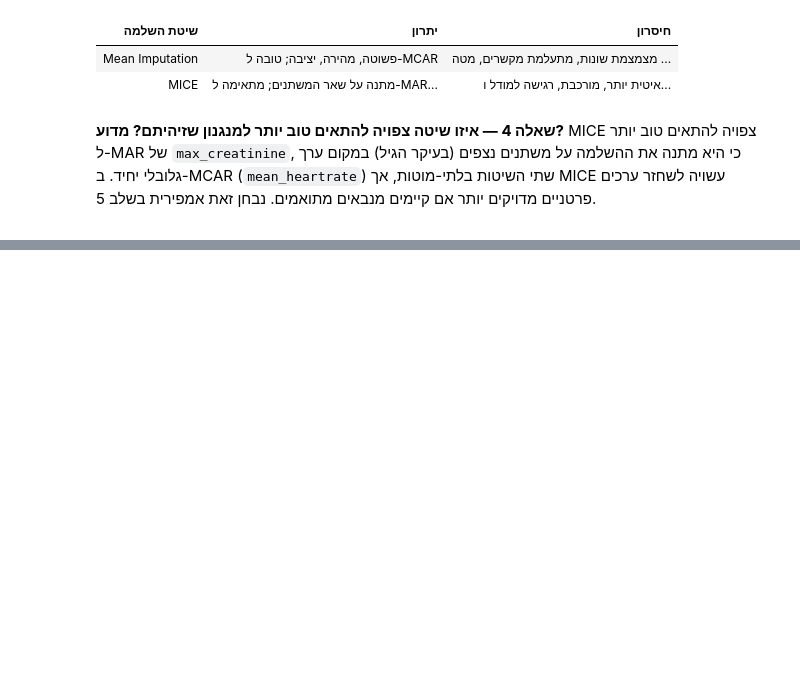
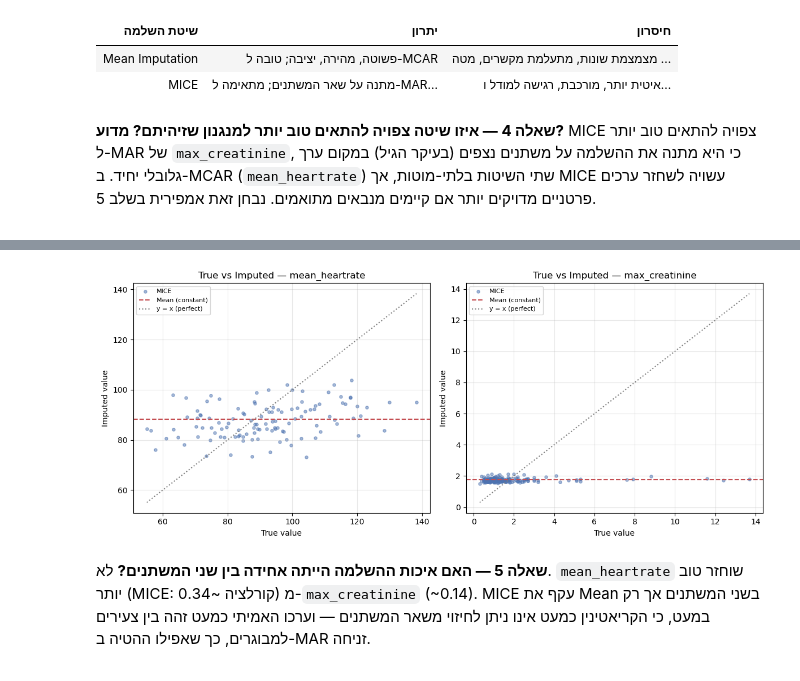
Before and after one commit to Roybin12/medical-machine-learning-, a Jupyter notebook: assignment.ipynb, the cells around one changed output, grey strips where cells are left out. Saved outputs shown, nothing was run; the diff lists cells and outputs as text; code cells hidden in the pictures; blank space fills up the shorter version.

Commit message:
Stage 5: imputation quality (RMSE/MAE/Corr) on test artificial cells + true-vs-imputed plot

```diff
--- a/assignment.ipynb
+++ b/assignment.ipynb
@@ -404,0 +415,26 @@ MICE צפויה להתאים טוב יותר ל-MAR של `max_creatinine`, כי
+# %%
+# === שלב 5א: מדדי איכות השלמה על תאים מלאכותיים ב-test ===
+from sklearn.metrics import mean_squared_error, mean_absolute_error
+
+def safe_corr(a, b):
+    if np.std(a) == 0 or np.std(b) == 0:
+        return np.nan
+    return float(np.corrcoef(a, b)[0, 1])
+
+rows = []
+for col in ["mean_heartrate", "max_creatinine"]:
+    mask = (df_original[col].notna() & df_missing[col].isna()).loc[X_test.index]
+    idx = mask[mask].index
+    true = df_original.loc[idx, col].to_numpy()
+    for method in ["Mean", "MICE"]:
+        pred = Ximp[method]["test"].loc[idx, col].to_numpy()
+        c = safe_corr(true, pred)
+        rows.append({
+            "משתנה": col, "שיטה": method, "n (תאים)": len(idx),
+            "RMSE": round(mean_squared_error(true, pred) ** 0.5, 3),
+            "MAE": round(mean_absolute_error(true, pred), 3),
+            "Correlation": "—" if np.isnan(c) else round(c, 3),
+        })
+
+quality = pd.DataFrame(rows)
+display(rtl(quality))
@@ -404,0 +447,27 @@ MICE צפויה להתאים טוב יותר ל-MAR של `max_creatinine`, כי
+# %%
+# === שלב 5ב: אמת מול ערך מושלם (ויזואליזציה) ===
+fig, axes = plt.subplots(1, 2, figsize=(12, 5))
+for ax, col in zip(axes, ["mean_heartrate", "max_creatinine"]):
+    mask = (df_original[col].notna() & df_missing[col].isna()).loc[X_test.index]
+    idx = mask[mask].index
+    true = df_original.loc[idx, col]
+    ax.scatter(true, Ximp["MICE"]["test"].loc[idx, col],
+               s=14, alpha=0.5, color="#4C72B0", label="MICE")
+    ax.axhline(Ximp["Mean"]["test"].loc[idx, col].iloc[0],
+               color="#C44E52", linestyle="--", label="Mean (constant)")
+    lo, hi = true.min(), true.max()
+    ax.plot([lo, hi], [lo, hi], color="gray", linestyle=":", label="y = x (perfect)")
+    ax.set_title(f"True vs Imputed — {col}")
+    ax.set_xlabel("True value"); ax.set_ylabel("Imputed value")
+    ax.legend(fontsize=8)
+plt.tight_layout(); plt.show()
+# %% [output]
+[figure, added]
+# %% [markdown]
+<div dir="rtl">
+
+**שאלה 5 — האם איכות ההשלמה הייתה אחידה בין שני המשתנים?**
+לא. `mean_heartrate` שוחזר טוב יותר (MICE: קורלציה ~0.34) מ-`max_creatinine` (~0.14).
+MICE עקף את Mean בשני המשתנים אך רק במעט, כי הקריאטינין כמעט אינו ניתן לחיזוי משאר המשתנים — וערכו האמיתי כמעט זהה בין צעירים למבוגרים, כך שאפילו ההטיה ב-MAR זניחה.
+
+</div>
```
Also changed, not shown: parts of 2 cells of this notebook.
